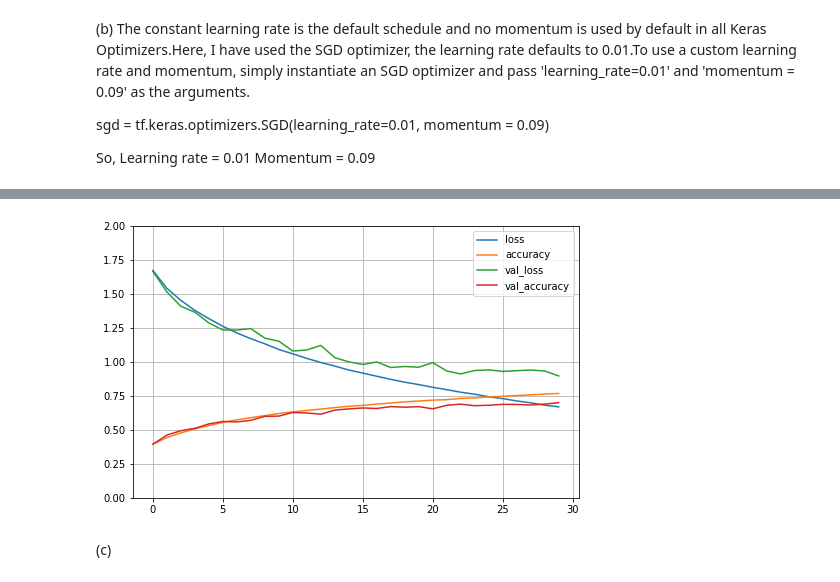
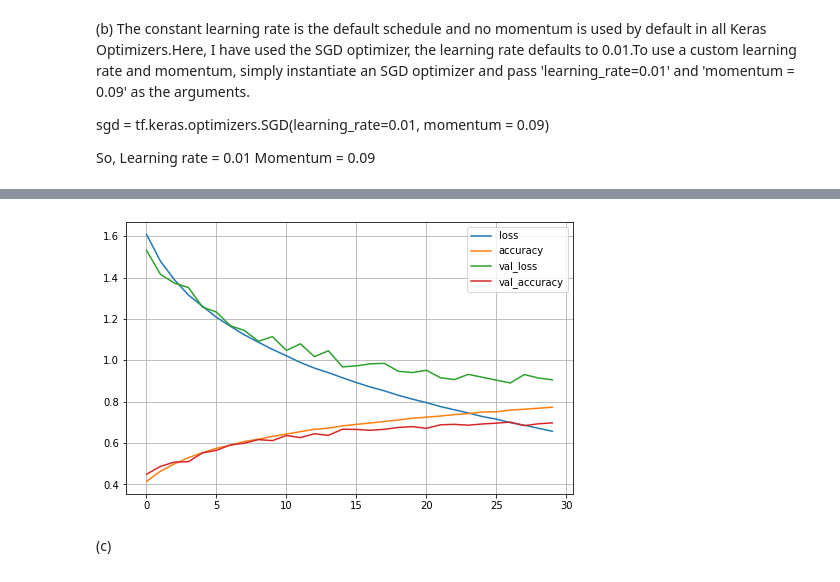
Before and after one commit to Dilagshan/Assignment-04, a Jupyter notebook: Assignment04.ipynb, the cells around one changed output, grey strips where cells are left out. Drawn from its saved outputs; the diff is of its cells as text; code cells hidden in the pictures.

```diff
--- a/Assignment04.ipynb
+++ b/Assignment04.ipynb
@@ -211,0 +306,23 @@ iteration 280/300 : loss 0.900006
+# %%
+(x_train, y_train), (x_test, y_test) = keras.datasets.cifar10.load_data()  # Loading the Data set
+
+# Displaying No of test and training samples
+print('x_train: ', x_train.shape)
+print('x_test: ', x_test.shape)
+
+K = len(np.unique(y_train)) # 10 Classes
+Ntr = x_train.shape[0]
+Nte = x_test.shape[0]
+Din = 3072 # CIFAR10
+# Din = 784 # MINIST
+
+# Normalize pixel values
+#x_train, x_test = x_train / 255.0, x_test / 255.0
+mean_image = np.mean(x_train, axis=0)
+x_train = x_train - mean_image
+x_test = x_test - mean_image
+
+y_train = tf.keras.utils.to_categorical(y_train, num_classes=K)
+y_test = tf.keras.utils.to_categorical(y_test, num_classes=K)
+x_train = np.reshape(x_train,(Ntr,Din)).astype('float32')
+x_test = np.reshape(x_test,(Nte,Din)).astype('float32')
@@ -214,7 +505,7 @@ iteration 280/300 : loss 0.900006
 Construct a CNN using Keras.models.Sequential
 # %%
 (x_train, y_train), (x_test, y_test) = keras.datasets.cifar10.load_data()  # Loading the Data set
-
+K = len(np.unique(y_train))
 classes = ['Airplane','Automobile','Bird','Cat','Deer','Dog','Frog','Horse','Ship','Track']
 
 plt.figure(figsize = (10,5))
@@ -234,17 +525,23 @@ x_test = x_test.reshape((10000, 32, 32, 3))
 x_train = x_train / 255.
 x_test = x_test / 255.
 
+mean_image = np.mean(x_train, axis=0)
+x_train = x_train - mean_image
+x_test = x_test - mean_image
+y_train = tf.keras.utils.to_categorical(y_train, num_classes=K)
+y_test = tf.keras.utils.to_categorical(y_test, num_classes=K)
+
 # Create Model architecture
 model = keras.models.Sequential()
-model.add(keras.layers.Conv2D(filters = 32, kernel_size = (3, 3), strides=1, padding='valid', activation='relu', input_shape=(32, 32, 3)))
+model.add(keras.layers.Conv2D(filters = 32, kernel_size = (3, 3),activation='relu', input_shape=(32, 32, 3)))
 model.add(keras.layers.MaxPooling2D((2, 2)))
-model.add(keras.layers.Conv2D(filters = 64, kernel_size = (3, 3), strides=1, padding='valid', activation='relu', input_shape=(32, 32, 3)))
+model.add(keras.layers.Conv2D(filters = 64, kernel_size = (3, 3),activation='relu', input_shape=(32, 32, 3)))
 model.add(keras.layers.MaxPooling2D((2, 2)))
-model.add(keras.layers.Conv2D(filters = 64, kernel_size = (3, 3), strides=1, padding='valid', activation='relu', input_shape=(32, 32, 3)))
+model.add(keras.layers.Conv2D(filters = 64, kernel_size = (3, 3),activation='relu', input_shape=(32, 32, 3)))
 model.add(keras.layers.MaxPooling2D((2, 2)))
 model.add(keras.layers.Flatten())
 model.add(keras.layers.Dense(64, activation="relu"))
-model.add(keras.layers.Dense(10, activation="softmax"))
+model.add(keras.layers.Dense(10, activation = 'sigmoid'))
 # %% [output]
 [figure]
 # %%
@@ -271,7 +568,7 @@ _________________________________________________________________
 (a) Learnable parameters = 73418
 # %%
 sgd = tf.keras.optimizers.SGD(learning_rate=0.01, momentum = 0.09)
-model.compile(loss="sparse_categorical_crossentropy",
+model.compile(loss="categorical_crossentropy",
               optimizer= sgd,
               metrics=["accuracy"])
 # %% [markdown]
@@ -307,11 +604,11 @@ Epoch 30/30
 # %%
 import pandas as pd
 pd.DataFrame(model_history.history).plot(figsize=(8, 5))
 plt.grid(True)
-plt.gca().set_ylim(0, 2)
+plt.gca()
 plt.show()
 # %% [output]
-[figure, old version]
+[figure, new version]
 # %% [markdown]
 (c)
 # %%
```
Also changed, not shown: parts of 22 cells of this notebook.
